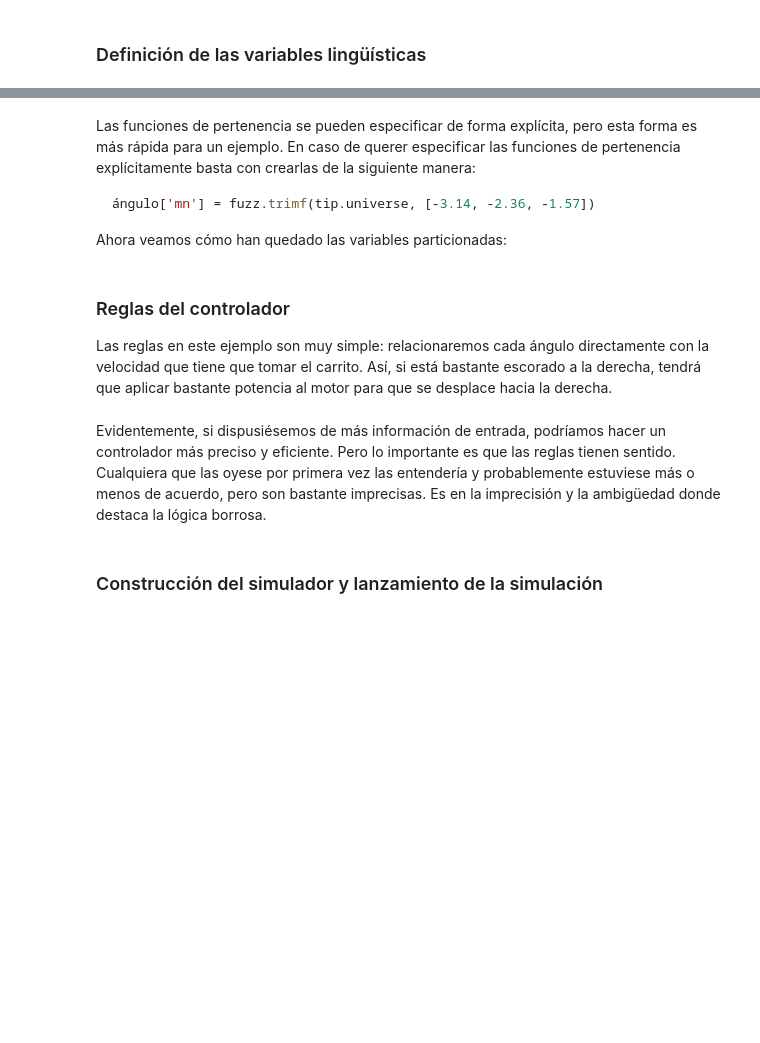
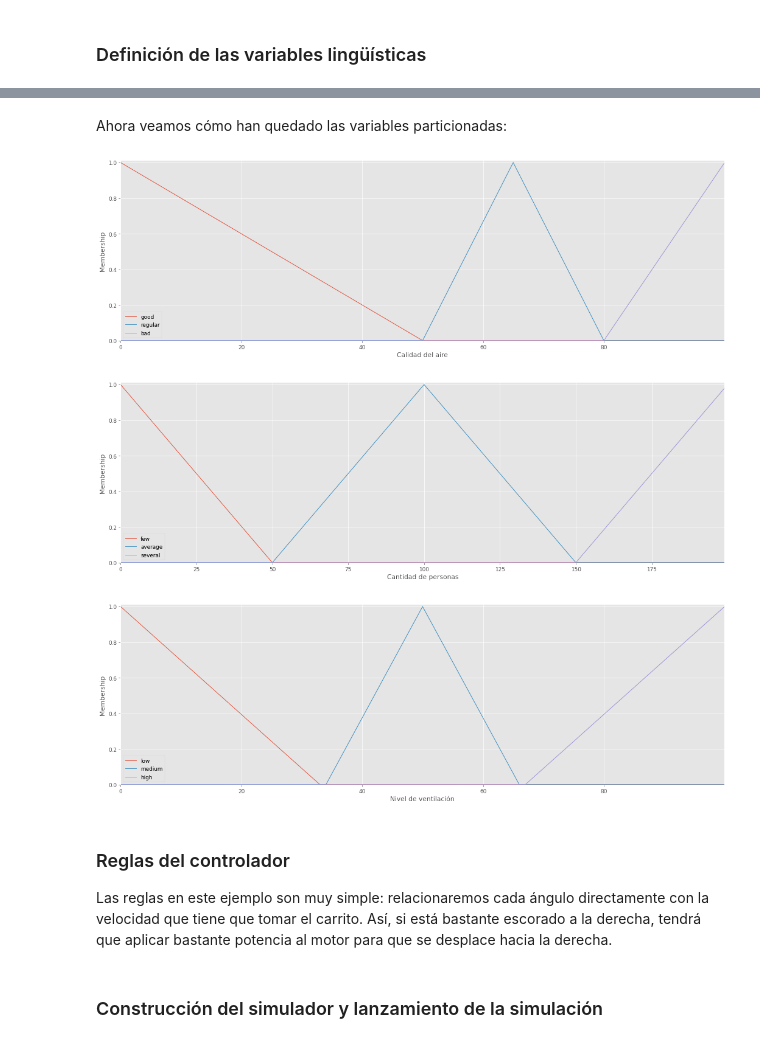
Before and after one commit to etsisi/Robotica, a Jupyter notebook: Notebooks/3.2. Controladores borrosos para el control de la ventilación.ipynb, the cells around one changed output, grey strips where cells are left out. Saved outputs shown, nothing was run; the diff lists cells and outputs as text; code cells hidden in the pictures; blank space fills up the shorter version.

Commit message:
Añadido el notebook de para un controlador borroso

````diff
--- a/Notebooks/3.2. Controladores borrosos para el control de la ventilación.ipynb
+++ b/Notebooks/3.2. Controladores borrosos para el control de la ventilación.ipynb
@@ -80,9 +88,9 @@ En el caso de nuestra biblioteca, estas variables se representan con objetos de
 # %%
 # Antecedentes
-air_quality = ctrl.Antecedent(np.arange(-np.pi, np.pi, 0.01), 'ángulo')
-people = ctrl.Antecedent(np.arange(-np.pi, np.pi, 0.01), 'ángulo')
+air_quality = ctrl.Antecedent(np.arange(0, 100, 0.01), 'Calidad del aire')
+num_people = ctrl.Antecedent(np.arange(0, 200, 1), 'Cantidad de personas')
 # Consecuente
-motor = ctrl.Consequent(np.arange(-1, 1.1, 0.01), 'motor')
+air_flow = ctrl.Consequent(np.arange(0, 100, 0.01), 'Nivel de ventilación')
 # %% [markdown]
 ### Definición de las funciones de pertenencia
 
@@ -95,8 +97,0 @@ motor.automf(7)  # Las mismas
-# %% [markdown]
-Las funciones de pertenencia se pueden especificar de forma explícita, pero esta forma es más rápida para un ejemplo. En caso de querer especificar las funciones de pertenencia explícitamente basta con crearlas de la siguiente manera:
-
-```python
-ángulo['mn'] = fuzz.trimf(tip.universe, [-3.14, -2.36, -1.57])
-```
-
-Ahora veamos cómo han quedado las variables particionadas:
@@ -106,3 +98,26 @@ motor.view();
+# %%
+# Funciones de pertenencia para la calidad del aire
+air_quality['good'] = fuzz.trimf(air_quality.universe, [0, 0, 50])
+air_quality['regular'] = fuzz.trimf(air_quality.universe, [50, 65, 80])
+air_quality['bad'] = fuzz.trimf(air_quality.universe, [80, 100, 100])
+# Funciones de pertenencia para el número de personas
+num_people['few'] = fuzz.trimf(num_people.universe, [0, 0, 50])
+num_people['average'] = fuzz.trimf(num_people.universe, [50, 100, 150])
+num_people['several'] = fuzz.trimf(num_people.universe, [150, 200, 200])
+# Funciones de pertenencia para el nivel de ventilación
+air_flow['low'] = fuzz.trimf(air_flow.universe, [0, 0, 33])
+air_flow['medium'] = fuzz.trimf(air_flow.universe, [34, 50, 66])
+air_flow['high'] = fuzz.trimf(air_flow.universe, [67, 100, 100])
+# %% [markdown]
+Ahora veamos cómo han quedado las variables particionadas:
+# %%
+air_quality.view();
+num_people.view();
+air_flow.view();
+# %% [output]
+[figure, added]
+[figure, added]
+[figure, added]
 # %% [markdown]
 ### Reglas del controlador
 
@@ -120,2 +124,0 @@ rulebase = [
-# %% [markdown]
-Evidentemente, si dispusiésemos de más información de entrada, podríamos hacer un controlador más preciso y eficiente. Pero lo importante es que las reglas tienen sentido. Cualquiera que las oyese por primera vez las entendería y probablemente estuviese más o menos de acuerdo, pero son bastante imprecisas. Es en la imprecisión y la ambigüedad donde destaca la lógica borrosa.
````
Also changed, not shown: parts of 16 cells of this notebook, 1 other file.
